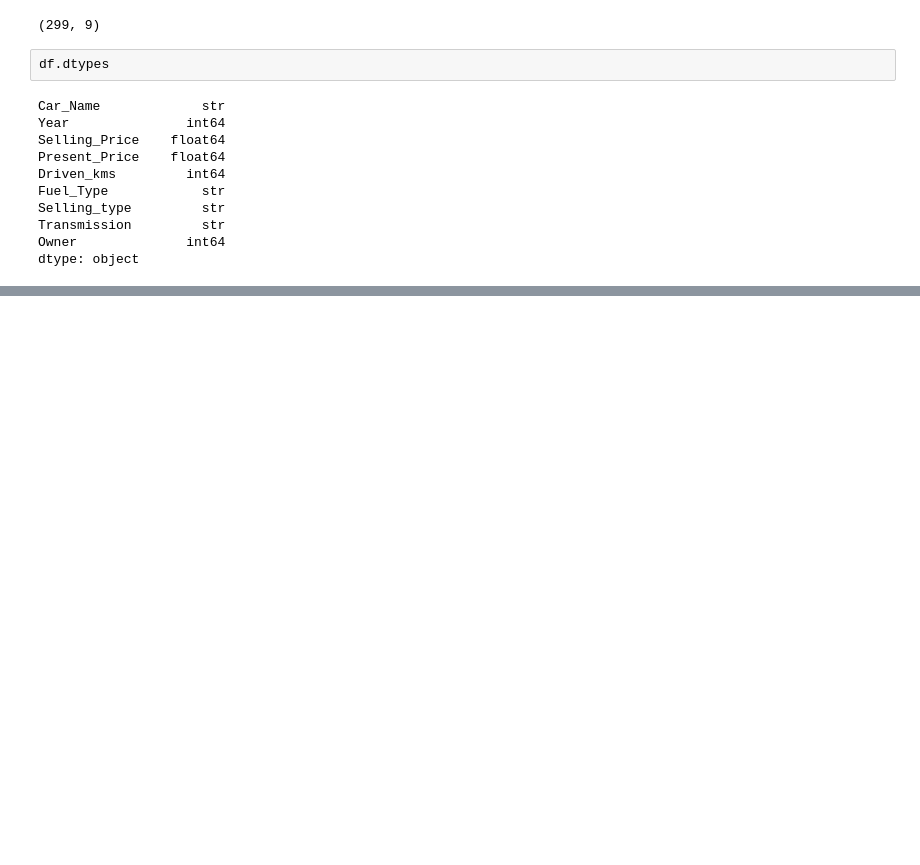
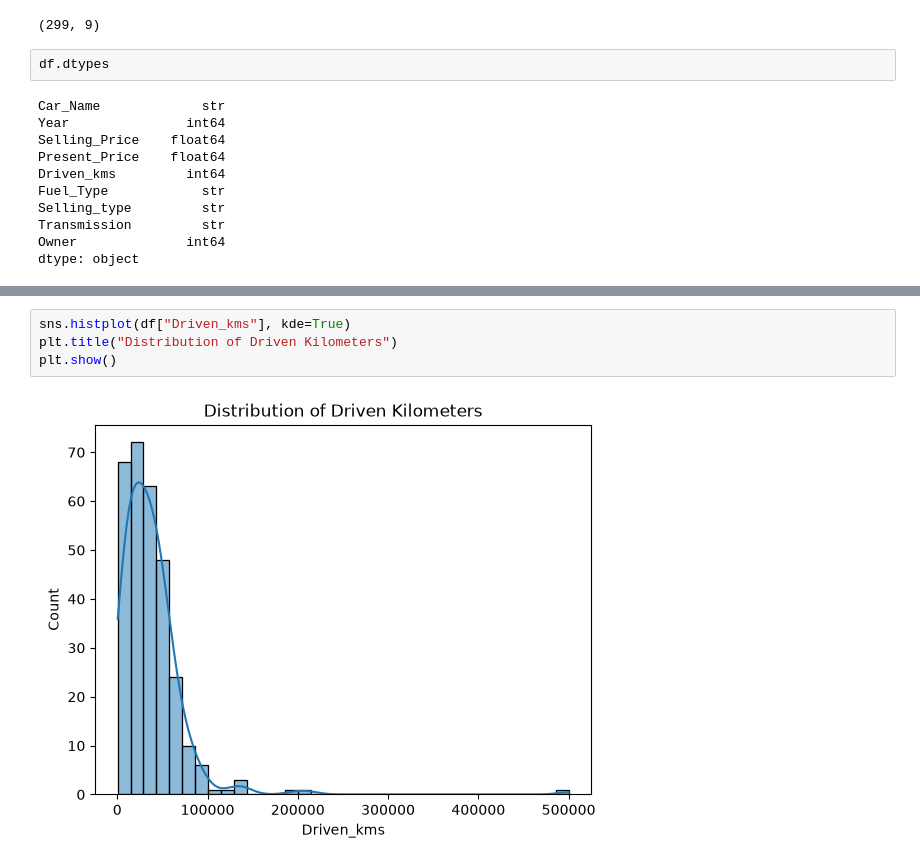
Before and after one commit to deepti3004/Car-Price-Prediction, a Jupyter notebook: car sales.ipynb, the cells around one changed output, grey strips where cells are left out. Saved outputs shown, nothing was run; the diff lists cells and outputs as text; blank space fills up the shorter version.

```diff
--- a/car sales.ipynb
+++ b/car sales.ipynb
@@ -106,0 +175,6 @@ dtype: object
+# %%
+sns.histplot(df["Driven_kms"], kde=True)
+plt.title("Distribution of Driven Kilometers")
+plt.show()
+# %% [output]
+[figure, added]
```
Also changed, not shown: parts of 24 cells of this notebook.
